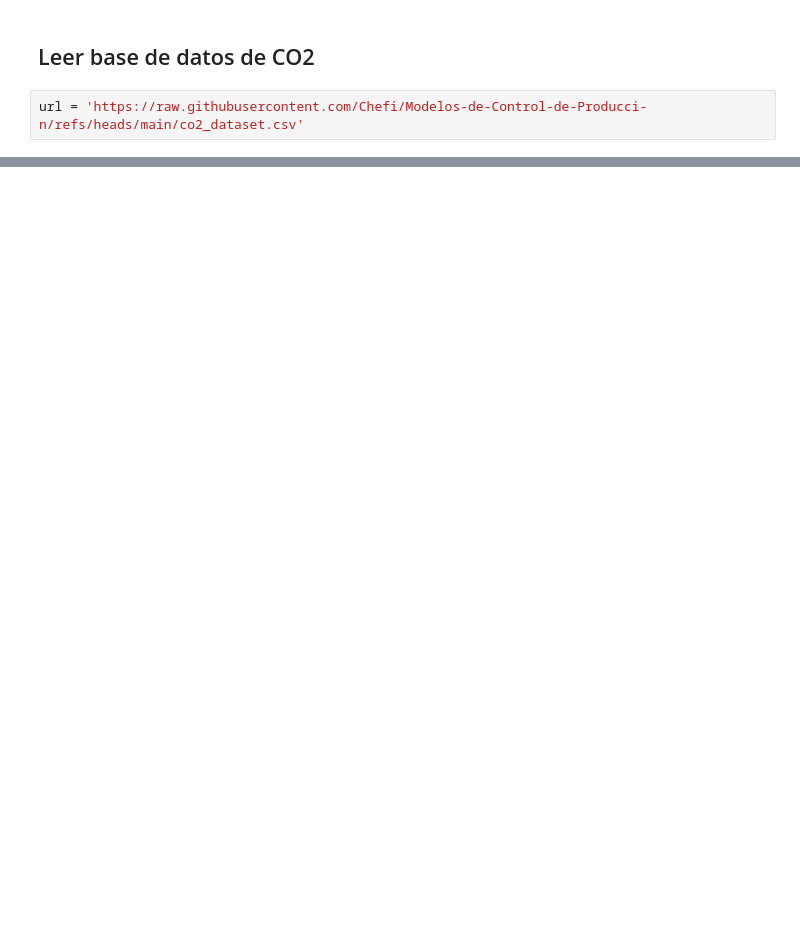
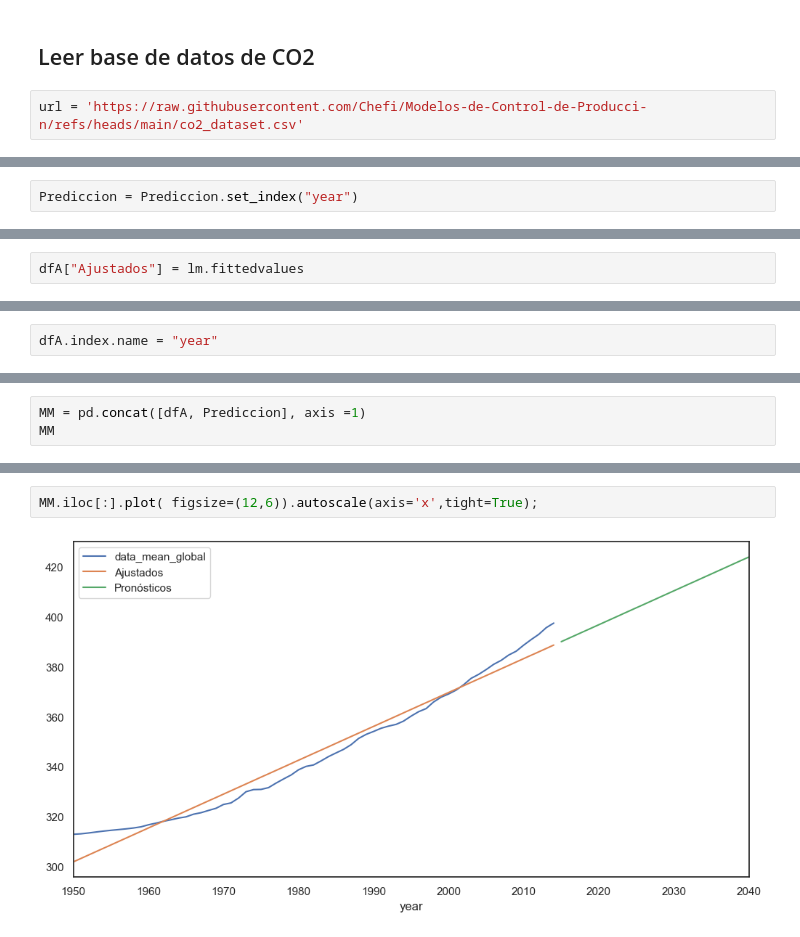
Before and after one commit to Chefi/Modelos-de-Control-de-Producci-n, a Jupyter notebook: Regresion Lineal en Pronosticos.ipynb, the cells around one changed output, grey strips where cells are left out. Saved outputs shown, nothing was run; the diff lists cells and outputs as text; blank space fills up the shorter version.

```diff
--- a/Regresion Lineal en Pronosticos.ipynb
+++ b/Regresion Lineal en Pronosticos.ipynb
@@ -23,0 +274,2 @@ HTTPError: HTTP Error 404: Not Found
+# %%
+Prediccion = Prediccion.set_index("year")
@@ -23,0 +297,2 @@ HTTPError: HTTP Error 404: Not Found
+# %%
+dfA["Ajustados"] = lm.fittedvalues
@@ -23,0 +315,2 @@ HTTPError: HTTP Error 404: Not Found
+# %%
+dfA.index.name = "year"
@@ -23,0 +334,3 @@ HTTPError: HTTP Error 404: Not Found
+# %%
+MM = pd.concat([dfA, Prediccion], axis =1)
+MM
@@ -23,0 +352,4 @@ HTTPError: HTTP Error 404: Not Found
+# %%
+MM.iloc[:].plot( figsize=(12,6)).autoscale(axis='x',tight=True);
+# %% [output]
+[figure, added]
```
Also changed, not shown: parts of 34 cells of this notebook.
